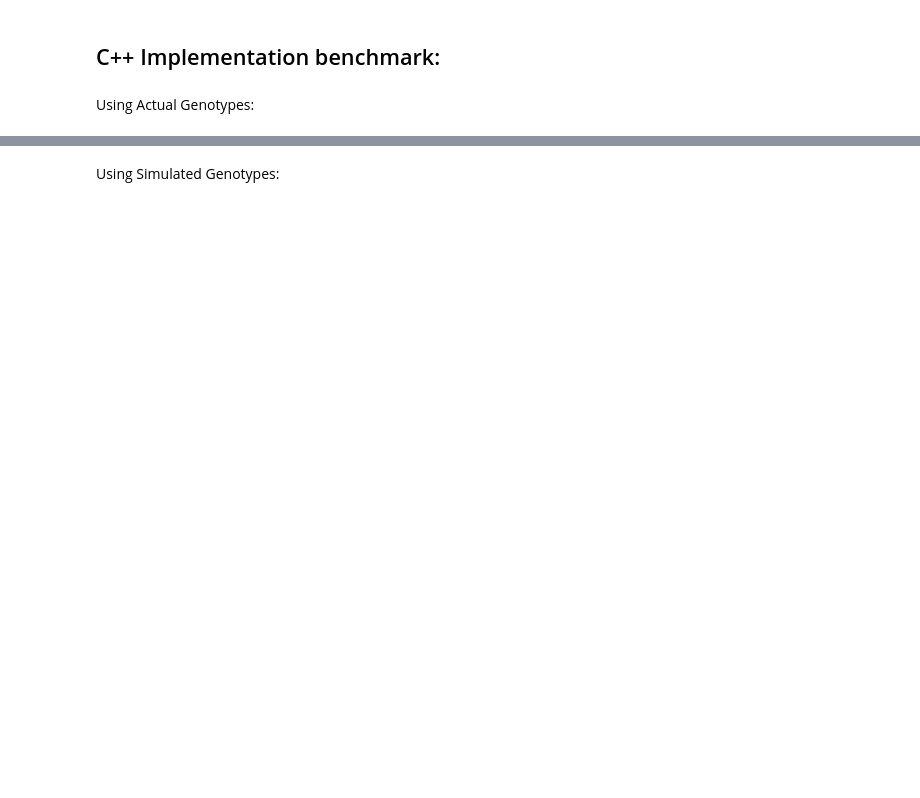
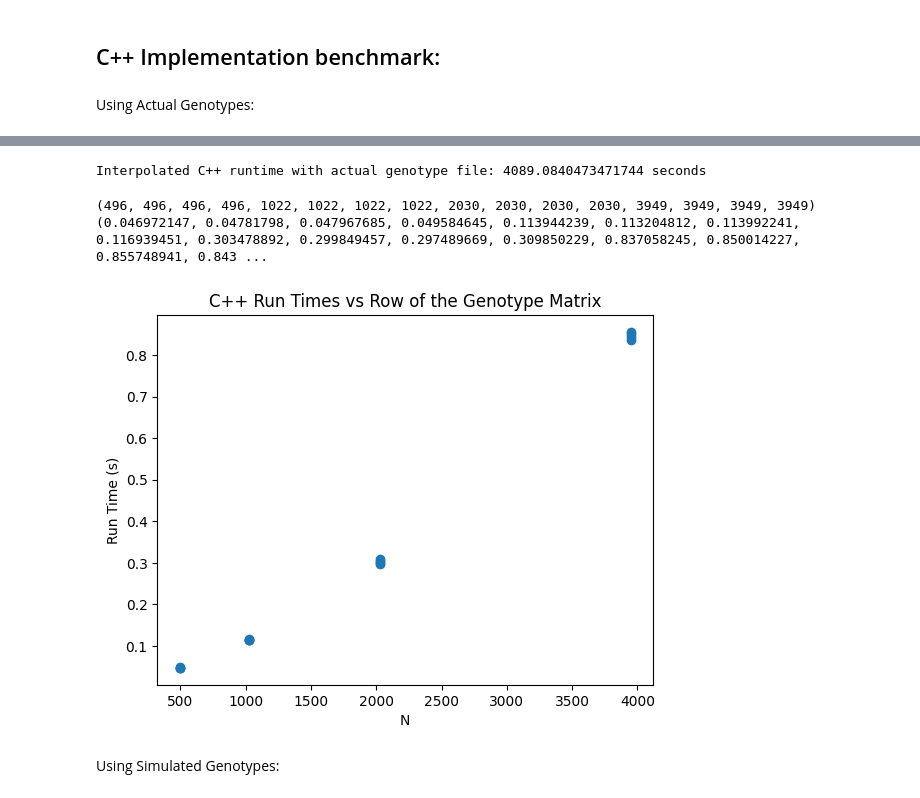
Before and after one commit to sriramlab/PyRHE, a Jupyter notebook: benchmark_naive.ipynb, the cells around one changed output, grey strips where cells are left out. Saved outputs shown, nothing was run; the diff lists cells and outputs as text; code cells hidden in the pictures; blank space fills up the shorter version.

```diff
--- a/benchmark_naive.ipynb
+++ b/benchmark_naive.ipynb
@@ -402,2 +469,27 @@ Using Actual Genotypes:
+# %%
+# interpolate
+c_interp_func = interp1d(sorted_nxm_values, sorted_actual_geno_execution_times, fill_value='extrapolate')
+c_interpolated = c_interp_func(ukbb_N * ukbb_M)
+
+print(f"Interpolated C++ runtime with actual genotype file: {c_interpolated} seconds")
+# %% [output]
+Interpolated C++ runtime with actual genotype file: 4089.0840473471744 seconds
+# %%
+data = list(zip(n_values, actual_geno_execution_times))
+sorted_data = sorted(data, key=lambda x: x[0])
+sorted_n_values, sorted_actual_geno_execution_times = zip(*sorted_data)
+print(sorted_n_values)
+print(sorted_actual_geno_execution_times)
+# %% [output]
+(496, 496, 496, 496, 1022, 1022, 1022, 1022, 2030, 2030, 2030, 2030, 3949, 3949, 3949, 3949)
+(0.046972147, 0.04781798, 0.047967685, 0.049584645, 0.113944239, 0.113204812, 0.113992241, 0.116939451, 0.303478892, 0.299849457, 0.297489669, 0.309850229, 0.837058245, 0.850014227, 0.855748941, 0.843 ...
+# %%
+plt.scatter(sorted_n_values, sorted_actual_geno_execution_times)
+plt.xlabel('N')
+plt.ylabel('Run Time (s)')
+plt.title('C++ Run Times vs Row of the Genotype Matrix')
+plt.show()
+# %% [output]
+[figure, added]
 # %% [markdown]
 Using Simulated Genotypes:
```
Also changed, not shown: parts of 18 cells of this notebook, 1 other file.
